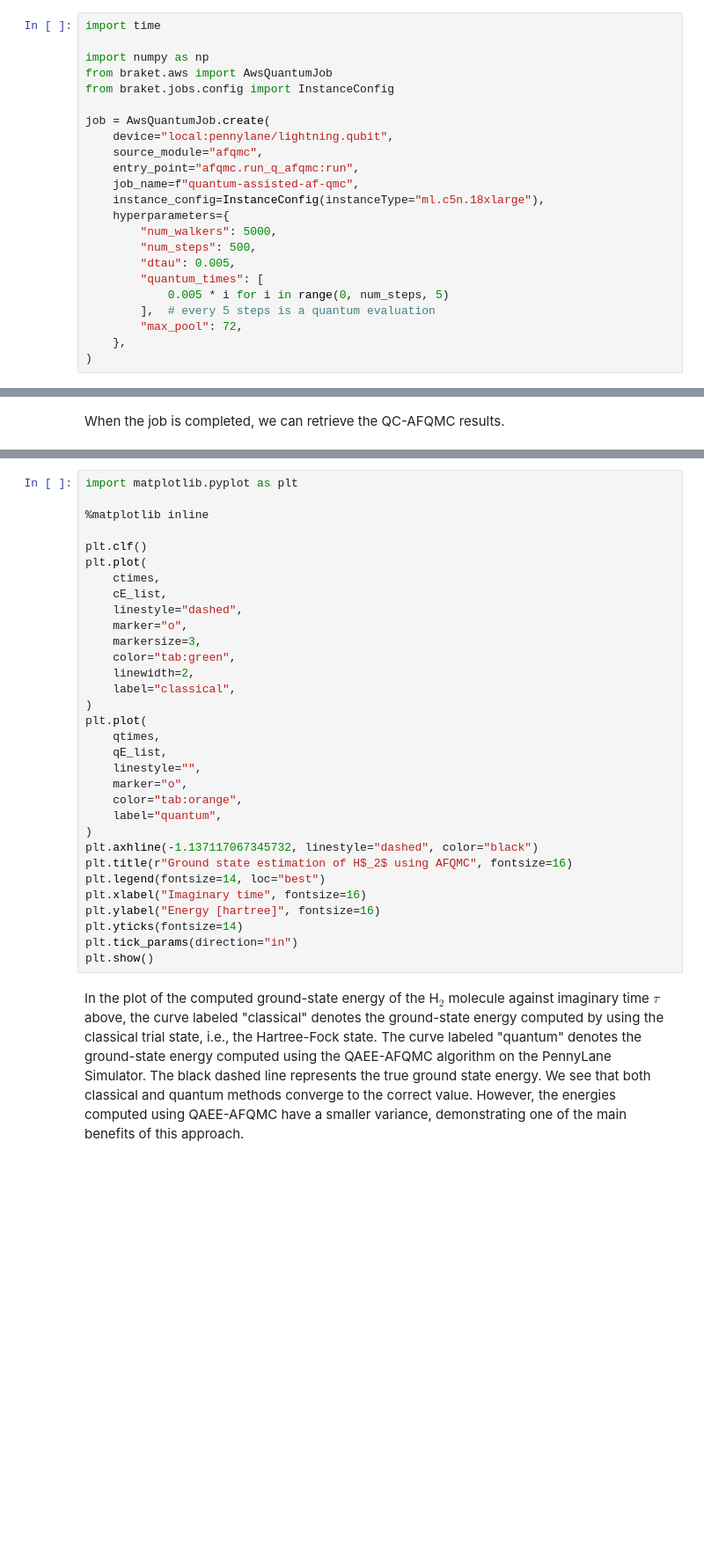
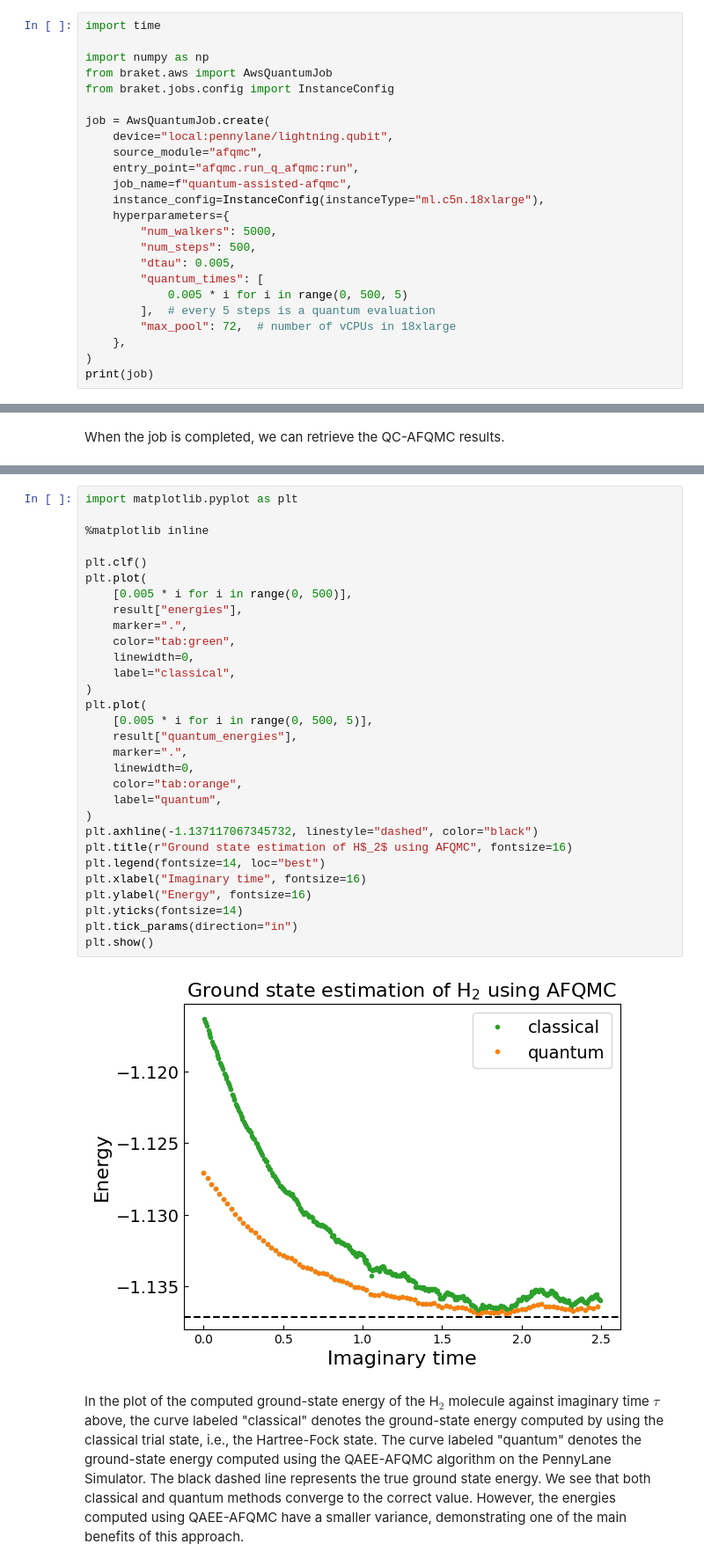
Before and after one commit to BenchenH/amazon-braket-examples, a Jupyter notebook: examples/hybrid_quantum_algorithms/Quantum_Monte_Carlo_Chemistry/Quantum_Monte_Carlo_Chemistry.ipynb, the cells around one changed output, grey strips where cells are left out. Shown: that part at 88% size. Cells and saved outputs as stored; diff of their text form; blank space fills up the shorter version.

```diff
--- a/examples/hybrid_quantum_algorithms/Quantum_Monte_Carlo_Chemistry/Quantum_Monte_Carlo_Chemistry.ipynb
+++ b/examples/hybrid_quantum_algorithms/Quantum_Monte_Carlo_Chemistry/Quantum_Monte_Carlo_Chemistry.ipynb
@@ -540,18 +540,19 @@ job = AwsQuantumJob.create(
     device="local:pennylane/lightning.qubit",
     source_module="afqmc",
     entry_point="afqmc.run_q_afqmc:run",
-    job_name=f"quantum-assisted-af-qmc",
+    job_name=f"quantum-assisted-afqmc",
     instance_config=InstanceConfig(instanceType="ml.c5n.18xlarge"),
     hyperparameters={
         "num_walkers": 5000,
         "num_steps": 500,
         "dtau": 0.005,
         "quantum_times": [
-            0.005 * i for i in range(0, num_steps, 5)
+            0.005 * i for i in range(0, 500, 5)
         ],  # every 5 steps is a quantum evaluation
-        "max_pool": 72,
+        "max_pool": 72,  # number of vCPUs in 18xlarge
     },
 )
+print(job)
 # %% [markdown]
 The following cell checks the state of the Braket job. You can also view the state in the "Jobs" tab in Amazon Braket Console.
 # %%
@@ -573,35 +570,35 @@ print(f"Elapsed time of job: {round(elapsed/60,1)} mins")
 # %%
 import matplotlib.pyplot as plt
 
 %matplotlib inline
 
 plt.clf()
 plt.plot(
-    ctimes,
-    cE_list,
-    linestyle="dashed",
-    marker="o",
-    markersize=3,
+    [0.005 * i for i in range(0, 500)],
+    result["energies"],
+    marker=".",
     color="tab:green",
-    linewidth=2,
+    linewidth=0,
     label="classical",
 )
 plt.plot(
-    qtimes,
-    qE_list,
-    linestyle="",
-    marker="o",
+    [0.005 * i for i in range(0, 500, 5)],
+    result["quantum_energies"],
+    marker=".",
+    linewidth=0,
     color="tab:orange",
     label="quantum",
 )
 plt.axhline(-1.137117067345732, linestyle="dashed", color="black")
 plt.title(r"Ground state estimation of H$_2$ using AFQMC", fontsize=16)
 plt.legend(fontsize=14, loc="best")
 plt.xlabel("Imaginary time", fontsize=16)
-plt.ylabel("Energy [hartree]", fontsize=16)
+plt.ylabel("Energy", fontsize=16)
 plt.yticks(fontsize=14)
 plt.tick_params(direction="in")
 plt.show()
+# %% [output]
+[figure, added]
 # %% [markdown]
 In the plot of the computed ground-state energy of the H$_2$ molecule against imaginary time $\tau$ above, the curve labeled "classical" denotes the ground-state energy computed by using the classical trial state, i.e., the Hartree-Fock state. The curve labeled "quantum" denotes the ground-state energy computed using the QAEE-AFQMC algorithm on the PennyLane Simulator. The black dashed line represents the true ground state energy. We see that both classical and quantum methods converge to the correct value. However, the energies computed using QAEE-AFQMC have a smaller variance, demonstrating one of the main benefits of this approach.
 # %% [markdown]
```
Also changed, not shown: parts of 2 cells of this notebook.
